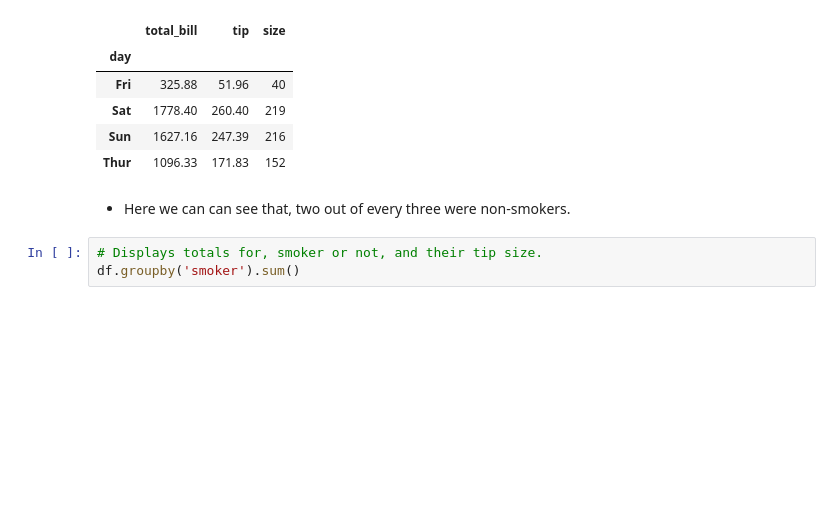
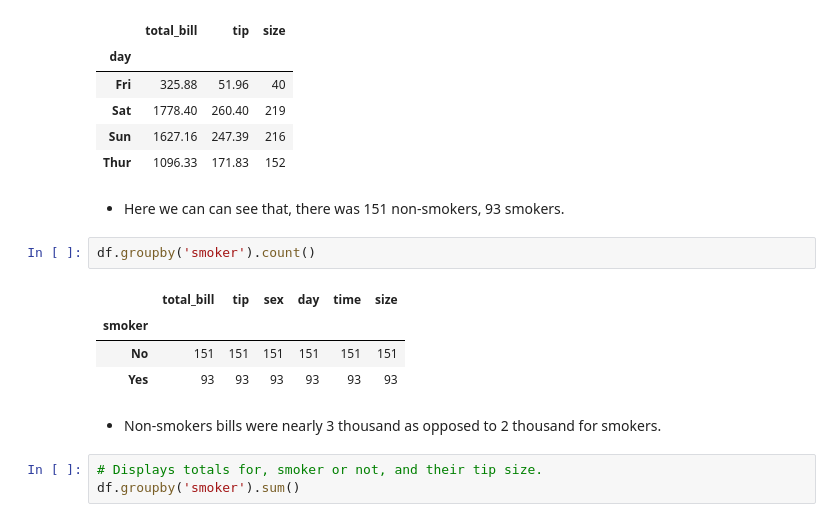
Before and after one commit to daithimarkham/Fund-Project-2019, a Jupyter notebook: The-Tips-Data-Set.ipynb, the cells around one changed output. Cells and saved outputs as stored; diff of their text form; blank space fills up the shorter version.

```diff
--- a/The-Tips-Data-Set.ipynb
+++ b/The-Tips-Data-Set.ipynb
@@ -250,7 +259,16 @@ df.groupby('day').sum()
 | Sun | 1627.16 | 247.39 | 216 |
 | Thur | 1096.33 | 171.83 | 152 |
 # %% [markdown]
-- Here we can can see that, two out of every three were non-smokers.
+- Here we can can see that, there was 151 non-smokers, 93 smokers.
+# %%
+df.groupby('smoker').count()
+# %% [output]
+|  | total_bill | tip | sex | day | time | size |
+| smoker |  |  |  |  |  |  |
+| No | 151 | 151 | 151 | 151 | 151 | 151 |
+| Yes | 93 | 93 | 93 | 93 | 93 | 93 |
+# %% [markdown]
+- Non-smokers bills were nearly 3 thousand as opposed to 2 thousand for smokers.
 # %%
 # Displays totals for, smoker or not, and their tip size.
 df.groupby('smoker').sum()
```
Also changed, not shown: parts of 9 cells of this notebook.
